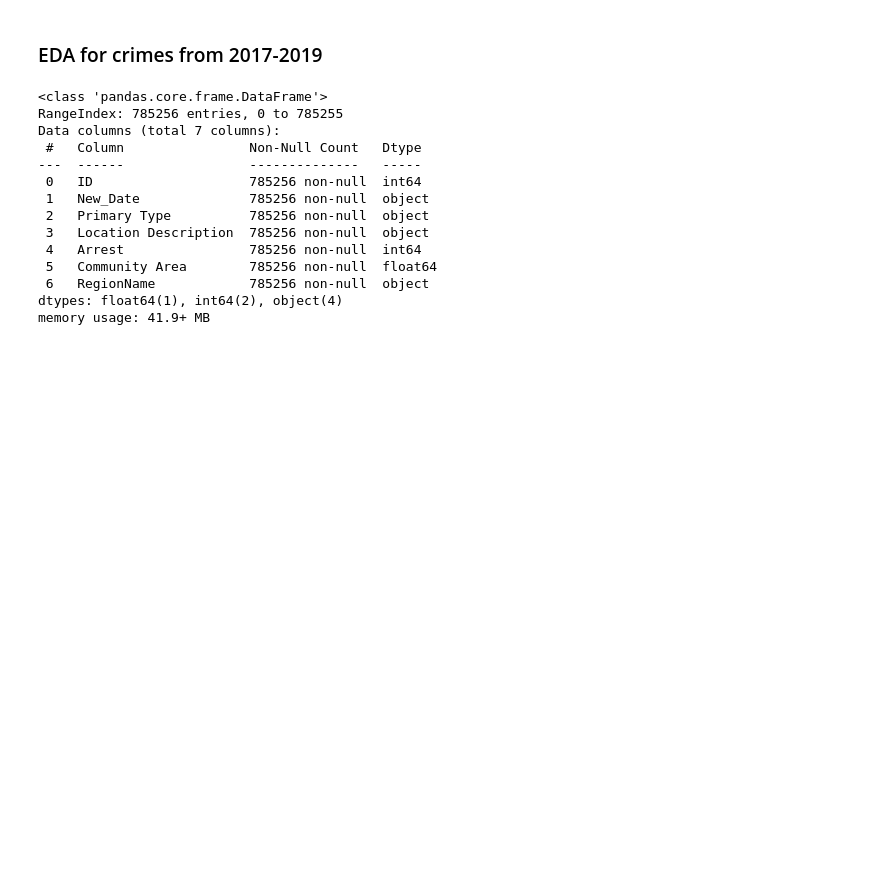
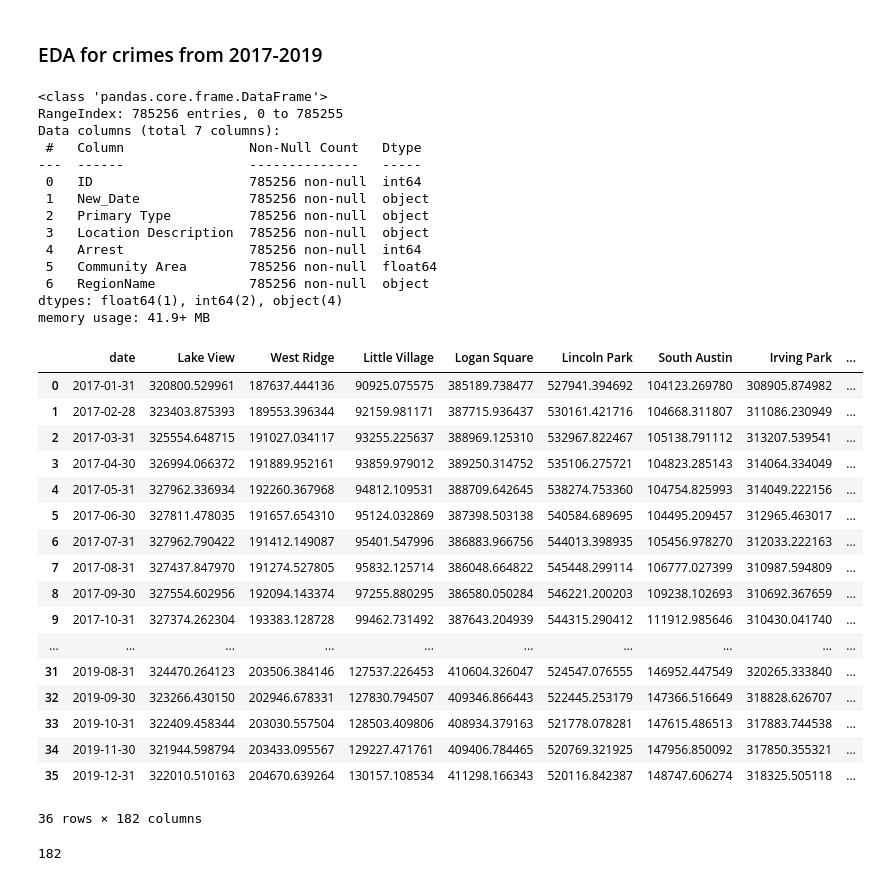
Before and after one commit to rajpatel322/group-project-kungfu-pandas, a Jupyter notebook: EDA.ipynb, the cells around one changed output. Cells and saved outputs as stored; diff of their text form; code cells hidden in the pictures; blank space fills up the shorter version.

```diff
--- a/EDA.ipynb
+++ b/EDA.ipynb
@@ -59,0 +27,26 @@ def get_min(col_name):
+# %%
+neighborhood_2017_2019 = pd.read_csv('csv_files/neighborhood_data_2017_2019.csv')
+neighborhood_2017_2019
+# %% [output]
+|  | date | Lake View | West Ridge | Little Village | Logan Square | Lincoln Park | South Austin | Irving Park | ... |
+| 0 | 2017-01-31 | 320800.529961 | 187637.444136 | 90925.075575 | 385189.738477 | 527941.394692 | 104123.269780 | 308905.874982 | ... |
+| 1 | 2017-02-28 | 323403.875393 | 189553.396344 | 92159.981171 | 387715.936437 | 530161.421716 | 104668.311807 | 311086.230949 | ... |
+| 2 | 2017-03-31 | 325554.648715 | 191027.034117 | 93255.225637 | 388969.125310 | 532967.822467 | 105138.791112 | 313207.539541 | ... |
+| 3 | 2017-04-30 | 326994.066372 | 191889.952161 | 93859.979012 | 389250.314752 | 535106.275721 | 104823.285143 | 314064.334049 | ... |
+| 4 | 2017-05-31 | 327962.336934 | 192260.367968 | 94812.109531 | 388709.642645 | 538274.753360 | 104754.825993 | 314049.222156 | ... |
+| 5 | 2017-06-30 | 327811.478035 | 191657.654310 | 95124.032869 | 387398.503138 | 540584.689695 | 104495.209457 | 312965.463017 | ... |
+| 6 | 2017-07-31 | 327962.790422 | 191412.149087 | 95401.547996 | 386883.966756 | 544013.398935 | 105456.978270 | 312033.222163 | ... |
+| 7 | 2017-08-31 | 327437.847970 | 191274.527805 | 95832.125714 | 386048.664822 | 545448.299114 | 106777.027399 | 310987.594809 | ... |
+| 8 | 2017-09-30 | 327554.602956 | 192094.143374 | 97255.880295 | 386580.050284 | 546221.200203 | 109238.102693 | 310692.367659 | ... |
+| 9 | 2017-10-31 | 327374.262304 | 193383.128728 | 99462.731492 | 387643.204939 | 544315.290412 | 111912.985646 | 310430.041740 | ... |
+| ... | ... | ... | ... | ... | ... | ... | ... | ... | ... |
+| 31 | 2019-08-31 | 324470.264123 | 203506.384146 | 127537.226453 | 410604.326047 | 524547.076555 | 146952.447549 | 320265.333840 | ... |
+| 32 | 2019-09-30 | 323266.430150 | 202946.678331 | 127830.794507 | 409346.866443 | 522445.253179 | 147366.516649 | 318828.626707 | ... |
+| 33 | 2019-10-31 | 322409.458344 | 203030.557504 | 128503.409806 | 408934.379163 | 521778.078281 | 147615.486513 | 317883.744538 | ... |
+| 34 | 2019-11-30 | 321944.598794 | 203433.095567 | 129227.471761 | 409406.784465 | 520769.321925 | 147956.850092 | 317850.355321 | ... |
+| 35 | 2019-12-31 | 322010.510163 | 204670.639264 | 130157.108534 | 411298.166343 | 520116.842387 | 148747.606274 | 318325.505118 | ... |
+36 rows × 182 columns
+# %%
+len(neighborhood_2017_2019.columns.to_list())
+# %% [output]
+182
```
Also changed, not shown: parts of 7 cells of this notebook, 1 other file.
